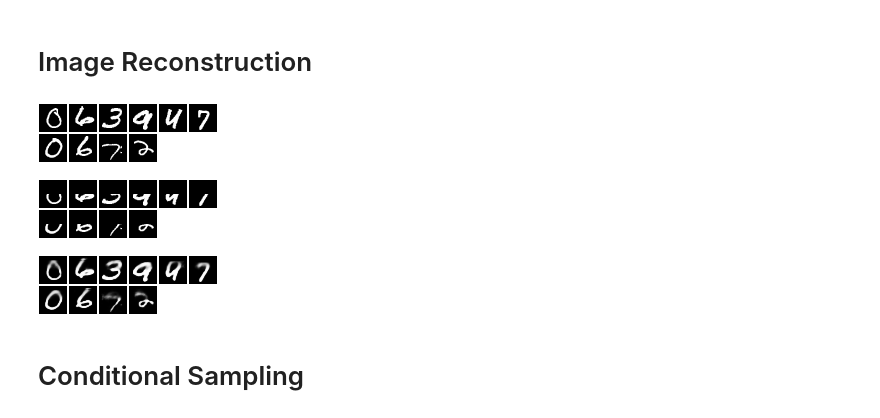
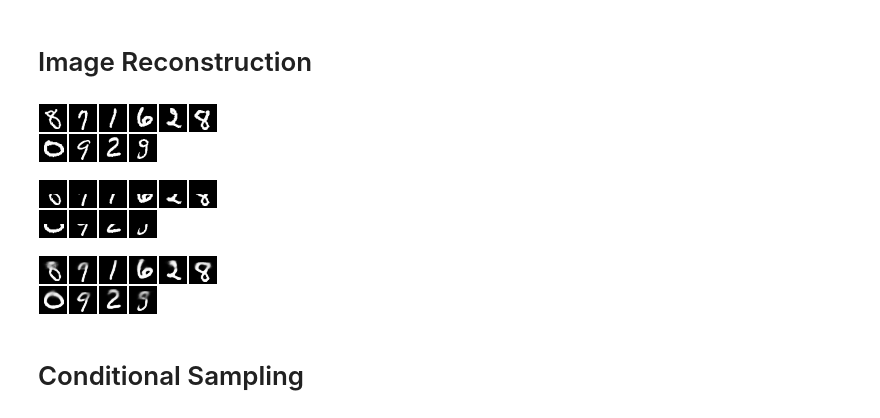
Before and after one commit to RuiShu/cvae, a Jupyter notebook: visualization.ipynb, the cells around one changed output. Saved outputs shown, nothing was run; the diff lists cells and outputs as text; code cells hidden in the pictures.

```diff
--- a/visualization.ipynb
+++ b/visualization.ipynb
@@ -35,14 +30,22 @@ pmu, plogv, mu, logv, recon = unpack(model:forward({x_input, y_input}))
 # %%
+-- select images
+N = 10
+indices = torch.randperm(train:size(1)):long():split(N)
+v = indices[1]
+x_input = masked_train:index(1, v)
+y_input = train:index(1, v)
+-- cvae
+pmu, plogv, mu, logv, recon = unpack(model:forward({x_input, y_input}))
 -- original image
 itorch.image(y_input:reshape(N, 1, 28, 28))
 -- masked image
 itorch.image(x_input:reshape(N, 1, 28, 28))
 -- reconstructed image
 itorch.image(recon:reshape(N, 1, 28, 28))
 # %% [output]
-[figure, old version]
+[figure, new version]
-[figure, old version]
+[figure, new version]
-[figure, old version]
+[figure, new version]
 # %% [markdown]
 # Conditional Sampling
 # %%
```
Also changed, not shown: parts of 4 cells of this notebook, 4 other files.
